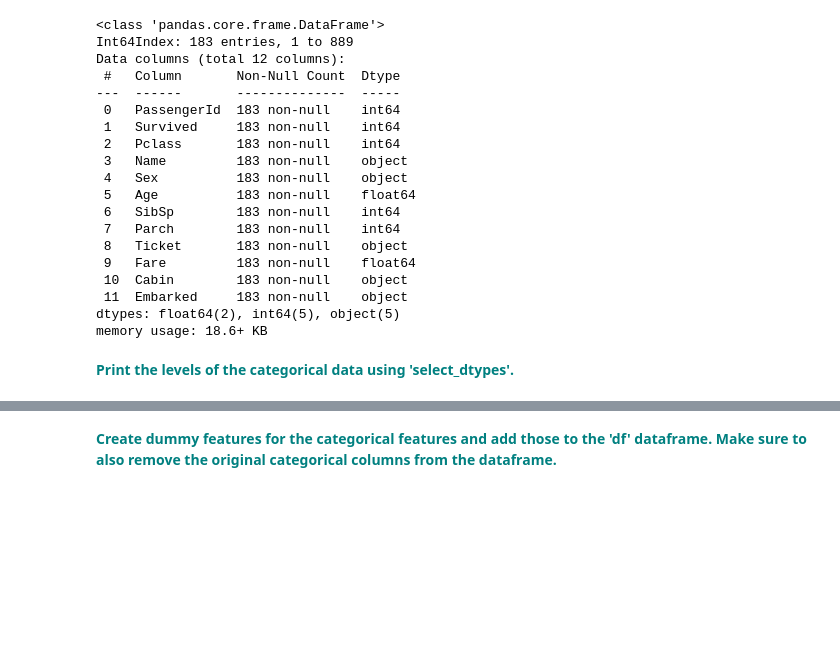
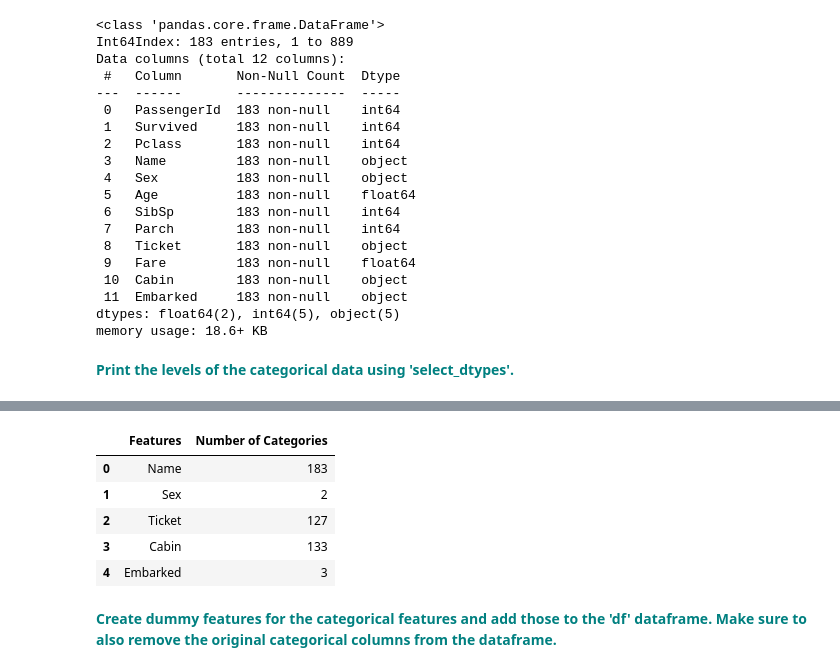
Before and after one commit to JasonCaldwellMBA/Gradient_Boosting-Titanic, a Jupyter notebook: Gradient Boosting Case Study.ipynb, the cells around one changed output, grey strips where cells are left out. Saved outputs shown, nothing was run; the diff lists cells and outputs as text; code cells hidden in the pictures; blank space fills up the shorter version.

```diff
--- a/Gradient Boosting Case Study.ipynb
+++ b/Gradient Boosting Case Study.ipynb
@@ -165,3 +172,18 @@ print(df[["Survived", "Pclass", "Sex", "Embarked"]].select_dtypes)
+# %%
+dfo = df.select_dtypes(include='object')
+dfo.info()
+# %%
+dfo_unique = pd.DataFrame(dfo.nunique()).reset_index()
+dfo_unique.columns = ['Features', 'Number of Categories']
+dfo_unique.sort_values(by="Number of Categories", ascending=False)
+dfo_unique
+# %% [output]
+|  | Features | Number of Categories |
+| 0 | Name | 183 |
+| 1 | Sex | 2 |
+| 2 | Ticket | 127 |
+| 3 | Cabin | 133 |
+| 4 | Embarked | 3 |
 # %% [markdown]
 **<span style="color:teal">Create dummy features for the categorical features and add those to the 'df' dataframe. Make sure to also remove the original categorical columns from the dataframe.</span>**
 # %%
```
Also changed, not shown: parts of 6 cells of this notebook.
